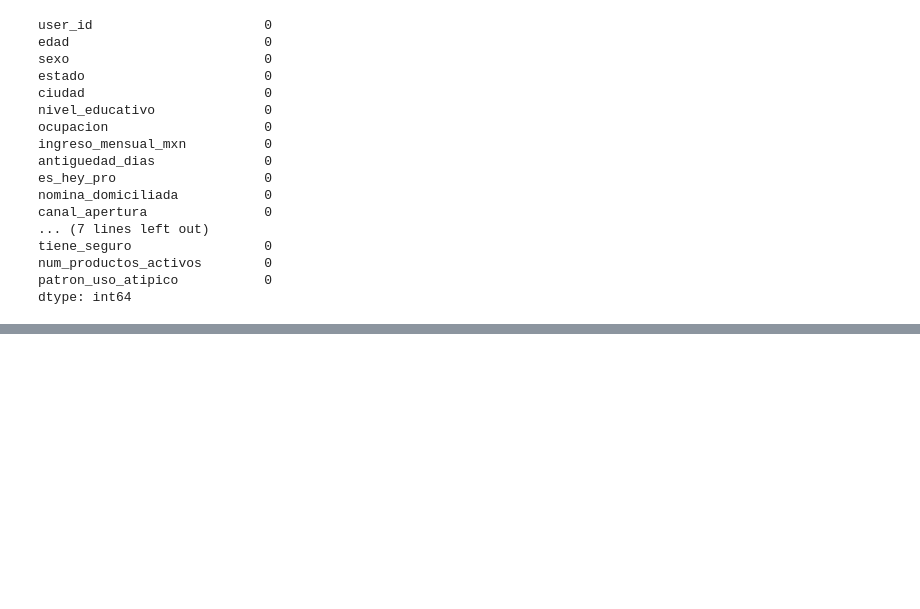
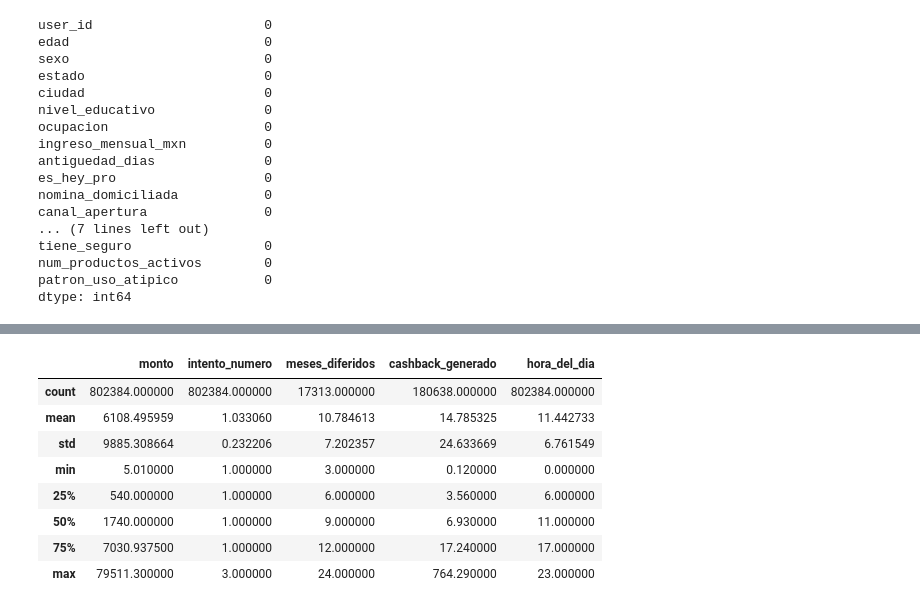
Before and after one commit to Luzdks/Datathon-2026-Wicho, a Jupyter notebook: EDA_datos-transaccionales.ipynb, the cells around one changed output, grey strips where cells are left out. Cells and saved outputs as stored; diff of their text form; code cells hidden in the pictures; blank space fills up the shorter version.

```diff
--- a/EDA_datos-transaccionales.ipynb
+++ b/EDA_datos-transaccionales.ipynb
@@ -128,0 +253,12 @@ dtype: int64
+# %%
+df_trans.describe()
+# %% [output]
+|  | monto | intento_numero | meses_diferidos | cashback_generado | hora_del_dia |
+| count | 802384.000000 | 802384.000000 | 17313.000000 | 180638.000000 | 802384.000000 |
+| mean | 6108.495959 | 1.033060 | 10.784613 | 14.785325 | 11.442733 |
+| std | 9885.308664 | 0.232206 | 7.202357 | 24.633669 | 6.761549 |
+| min | 5.010000 | 1.000000 | 3.000000 | 0.120000 | 0.000000 |
+| 25% | 540.000000 | 1.000000 | 6.000000 | 3.560000 | 6.000000 |
+| 50% | 1740.000000 | 1.000000 | 9.000000 | 6.930000 | 11.000000 |
+| 75% | 7030.937500 | 1.000000 | 12.000000 | 17.240000 | 17.000000 |
+| max | 79511.300000 | 3.000000 | 24.000000 | 764.290000 | 23.000000 |
```
Also changed, not shown: parts of 19 cells of this notebook, 3 other files.
